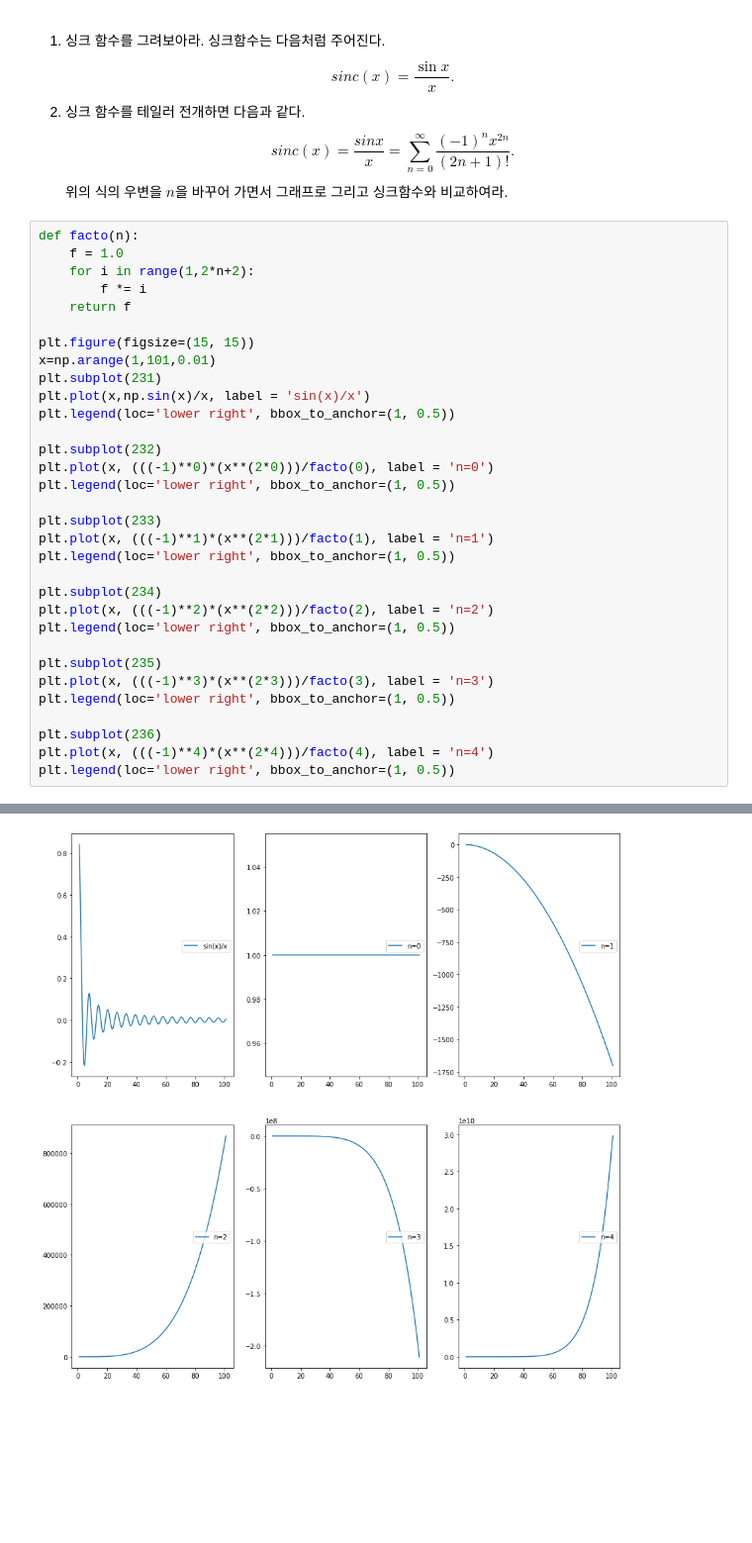
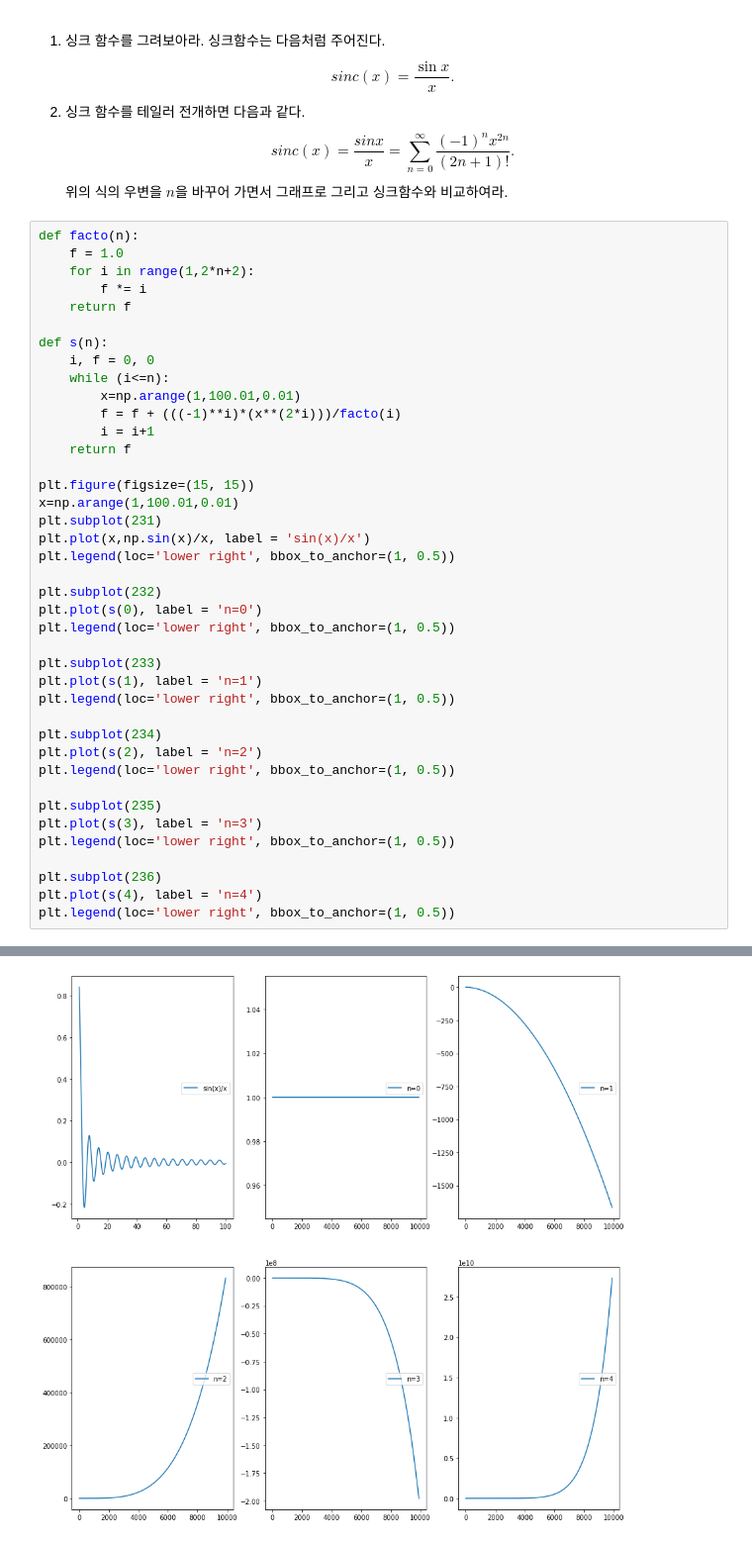
Before and after one commit to pijunseung/2021_cphys1, a Jupyter notebook: hw3.ipynb, the cells around one changed output, grey strips where cells are left out. Shown at 99% size. Saved outputs shown, nothing was run; the diff lists cells and outputs as text; blank space fills up the shorter version.

```diff
--- a/hw3.ipynb
+++ b/hw3.ipynb
@@ -86,35 +86,43 @@ plt.legend(loc='lower right', bbox_to_anchor=(1, 0.5))
 # %%
 def facto(n):
     f = 1.0
     for i in range(1,2*n+2):
         f *= i
     return f
 
+def s(n):
+    i, f = 0, 0
+    while (i<=n):
+        x=np.arange(1,100.01,0.01)
+        f = f + (((-1)**i)*(x**(2*i)))/facto(i)
+        i = i+1
+    return f
+
 plt.figure(figsize=(15, 15))
-x=np.arange(1,101,0.01)
+x=np.arange(1,100.01,0.01)
 plt.subplot(231)
 plt.plot(x,np.sin(x)/x, label = 'sin(x)/x')
 plt.legend(loc='lower right', bbox_to_anchor=(1, 0.5))
 
 plt.subplot(232)
-plt.plot(x, (((-1)**0)*(x**(2*0)))/facto(0), label = 'n=0')
+plt.plot(s(0), label = 'n=0')
 plt.legend(loc='lower right', bbox_to_anchor=(1, 0.5))
 
 plt.subplot(233)
-plt.plot(x, (((-1)**1)*(x**(2*1)))/facto(1), label = 'n=1')
+plt.plot(s(1), label = 'n=1')
 plt.legend(loc='lower right', bbox_to_anchor=(1, 0.5))
 
 plt.subplot(234)
-plt.plot(x, (((-1)**2)*(x**(2*2)))/facto(2), label = 'n=2')
+plt.plot(s(2), label = 'n=2')
 plt.legend(loc='lower right', bbox_to_anchor=(1, 0.5))
 
 plt.subplot(235)
-plt.plot(x, (((-1)**3)*(x**(2*3)))/facto(3), label = 'n=3')
+plt.plot(s(3), label = 'n=3')
 plt.legend(loc='lower right', bbox_to_anchor=(1, 0.5))
 
 plt.subplot(236)
-plt.plot(x, (((-1)**4)*(x**(2*4)))/facto(4), label = 'n=4')
+plt.plot(s(4), label = 'n=4')
 plt.legend(loc='lower right', bbox_to_anchor=(1, 0.5))
 # %% [output]
 <matplotlib.legend.Legend at 0x...>
-[figure, old version]
+[figure, new version]
```
